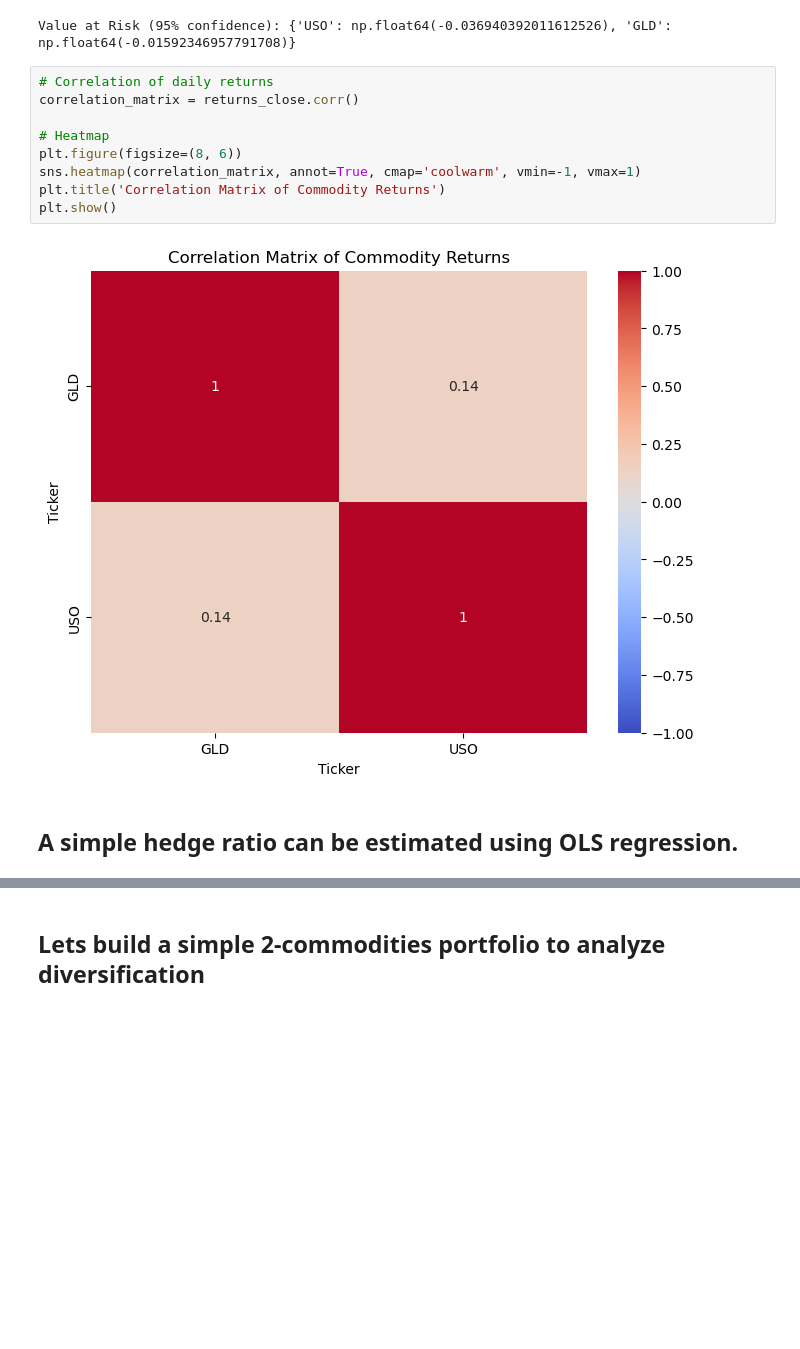
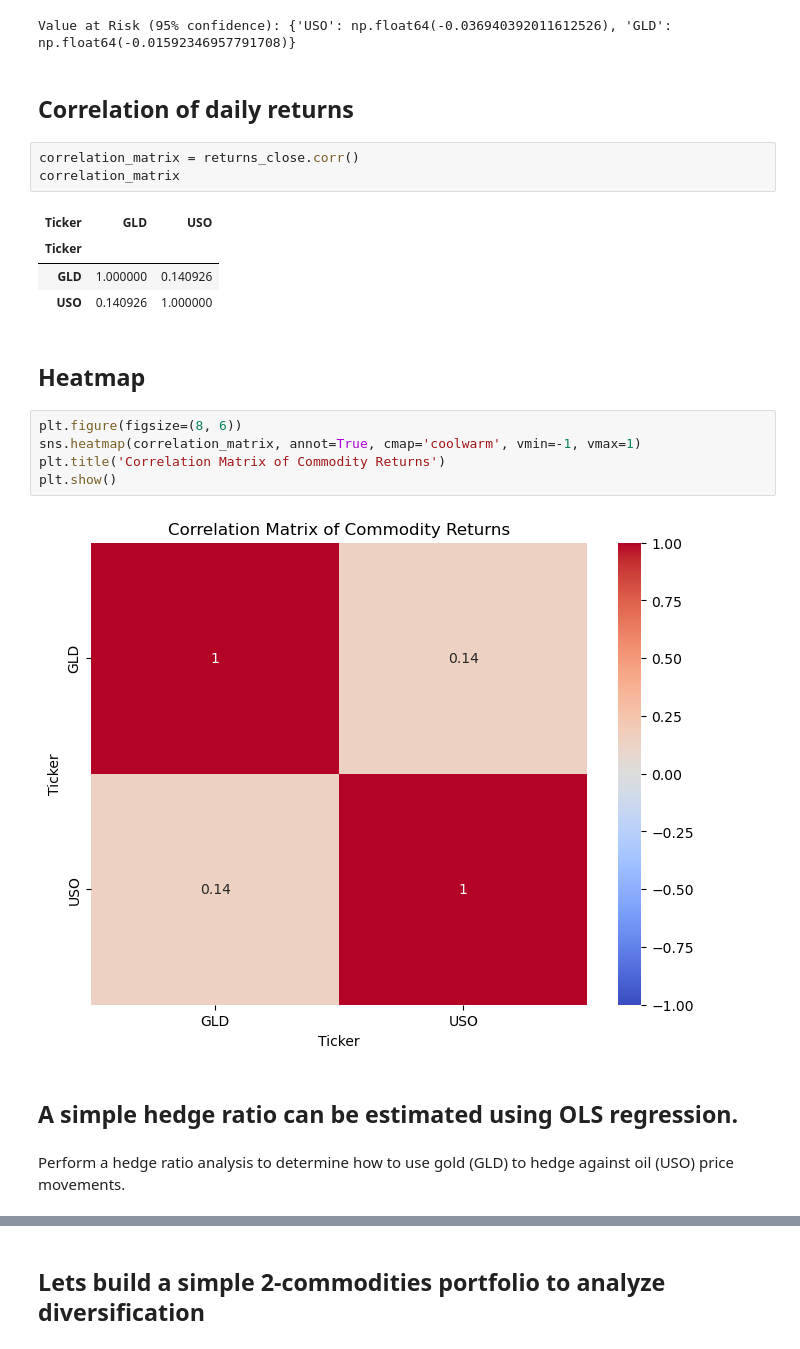
Before and after one commit to skavvathas/Commodity-Analysis-Python, a Jupyter notebook: commodities.ipynb, the cells around one changed output, grey strips where cells are left out. Drawn from its saved outputs; the diff is of its cells as text; blank space fills up the shorter version.

```diff
--- a/commodities.ipynb
+++ b/commodities.ipynb
@@ -182,11 +232,19 @@ for symbol in symbols:
 print(f"Value at Risk (95% confidence): {VaR}")
 # %% [output]
 Value at Risk (95% confidence): {'USO': np.float64(-0.036940392011612526), 'GLD': np.float64(-0.01592346957791708)}
+# %% [markdown]
+## Correlation of daily returns
+# %%
+correlation_matrix = returns_close.corr()
+correlation_matrix
+# %% [output]
+| Ticker | GLD | USO |
+| Ticker |  |  |
+| GLD | 1.000000 | 0.140926 |
+| USO | 0.140926 | 1.000000 |
+# %% [markdown]
+## Heatmap
 # %%
-# Correlation of daily returns
-correlation_matrix = returns_close.corr()
-
-# Heatmap
 plt.figure(figsize=(8, 6))
 sns.heatmap(correlation_matrix, annot=True, cmap='coolwarm', vmin=-1, vmax=1)
 plt.title('Correlation Matrix of Commodity Returns')
@@ -195,6 +253,8 @@ plt.show()
 [figure]
 # %% [markdown]
 ## A simple hedge ratio can be estimated using OLS regression.
+# %% [markdown]
+Perform a hedge ratio analysis to determine how to use gold (GLD) to hedge against oil (USO) price movements.
 # %%
 import statsmodels.api as sm
 
```
Also changed, not shown: parts of 22 cells of this notebook, 1 other file.
